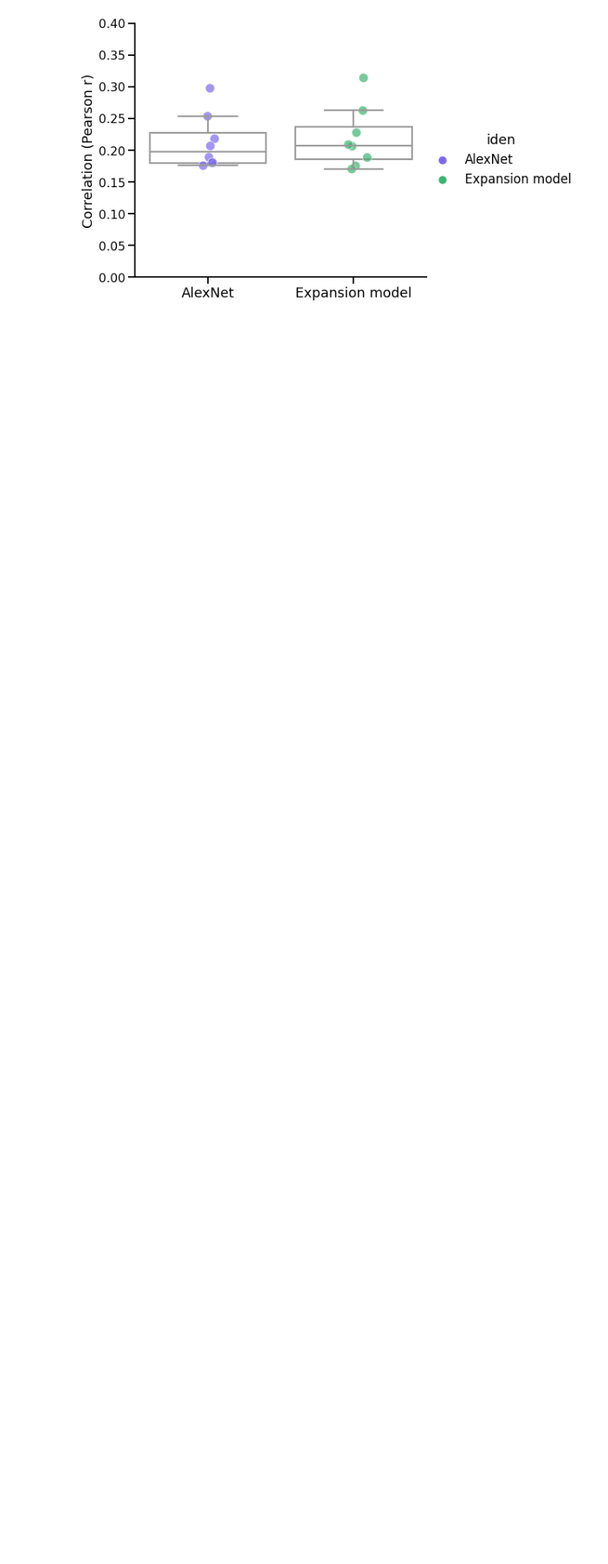
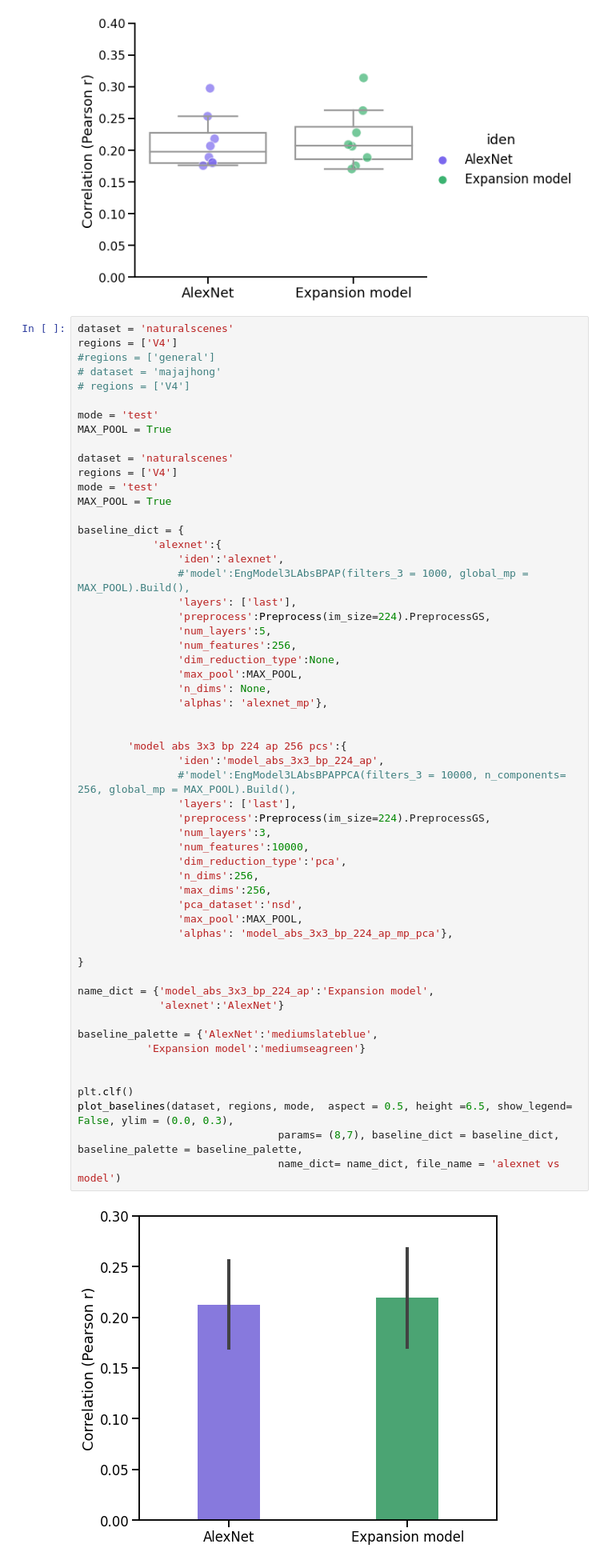
Before and after one commit to akazemian/untrained_models_of_visual_cortex, a Jupyter notebook: plots/plot_encoding_performance.ipynb, the cells around one changed output. Shown at 80% size. Drawn from its saved outputs; the diff is of its cells as text; blank space fills up the shorter version.

```diff
--- a/plots/plot_encoding_performance.ipynb
+++ b/plots/plot_encoding_performance.ipynb
@@ -1551,3 +1920,61 @@ plot_subject_means(data_dict = data_dict, dataset=dataset, regions=regions, mode
 # %% [output]
 <Figure size 432x288 with 0 Axes>
 [figure]
+# %%
+dataset = 'naturalscenes'
+regions = ['V4']
+#regions = ['general']
+# dataset = 'majajhong'
+# regions = ['V4']
+
+mode = 'test'
+MAX_POOL = True
+
+dataset = 'naturalscenes'
+regions = ['V4']
+mode = 'test'
+MAX_POOL = True
+
+baseline_dict = {
+            'alexnet':{
+                'iden':'alexnet',
+                #'model':EngModel3LAbsBPAP(filters_3 = 1000, global_mp = MAX_POOL).Build(),
+                'layers': ['last'],
+                'preprocess':Preprocess(im_size=224).PreprocessGS,
+                'num_layers':5,
+                'num_features':256,
+                'dim_reduction_type':None,
+                'max_pool':MAX_POOL,
+                'n_dims': None,
+                'alphas': 'alexnet_mp'},
+
+
+        'model abs 3x3 bp 224 ap 256 pcs':{
+                'iden':'model_abs_3x3_bp_224_ap',
+                #'model':EngModel3LAbsBPAPPCA(filters_3 = 10000, n_components= 256, global_mp = MAX_POOL).Build(),
+                'layers': ['last'],
+                'preprocess':Preprocess(im_size=224).PreprocessGS,
+                'num_layers':3,
+                'num_features':10000,
+                'dim_reduction_type':'pca',
+                'n_dims':256,
+                'max_dims':256,
+                'pca_dataset':'nsd',
+                'max_pool':MAX_POOL,
+                'alphas': 'model_abs_3x3_bp_224_ap_mp_pca'},
+
+}
+
+name_dict = {'model_abs_3x3_bp_224_ap':'Expansion model',
+             'alexnet':'AlexNet'}
+
+baseline_palette = {'AlexNet':'mediumslateblue',
+           'Expansion model':'mediumseagreen'}
+
+
+plt.clf()
+plot_baselines(dataset, regions, mode,  aspect = 0.5, height =6.5, show_legend= False, ylim = (0.0, 0.3),
+                                params= (8,7), baseline_dict = baseline_dict, baseline_palette = baseline_palette,
+                                name_dict= name_dict, file_name = 'alexnet vs model')
+# %% [output]
+[figure, added]
```
Also changed, not shown: parts of 9 cells of this notebook, 10 other files.
